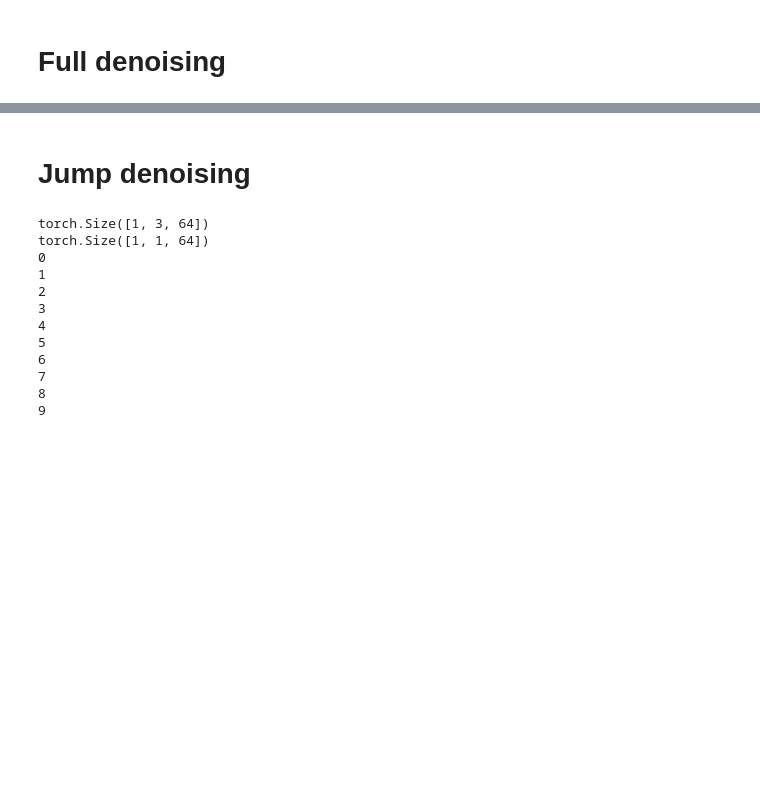
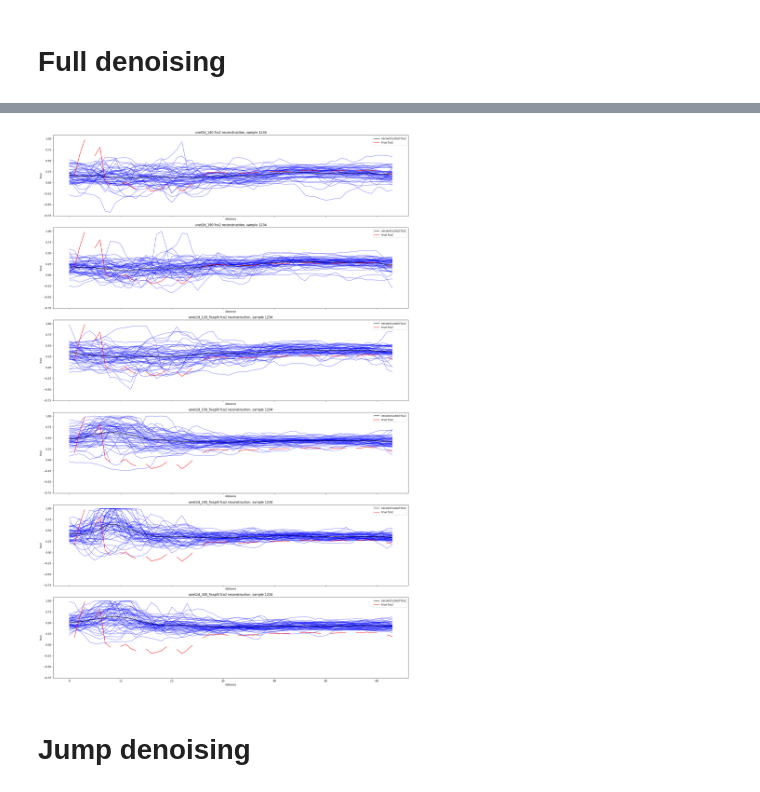
Before and after one commit to ebrusoni/fco2diffusion, a Jupyter notebook: training/eval.ipynb, the cells around one changed output, grey strips where cells are left out. Drawn from its saved outputs; the diff is of its cells as text; code cells hidden in the pictures; blank space fills up the shorter version.

```diff
--- a/training/eval.ipynb
+++ b/training/eval.ipynb
@@ -164,0 +252,4 @@ np.float64(0.921875)
+# %%
+n_samples = 50
+for model_name, model in models.items():
+    recs[model_name]['full_denoising'] = one_full_denoising(sample, model['model'], model['scheduler'], n_samples=n_samples, timesteps=timesteps)
@@ -165,47 +263,31 @@ np.float64(0.921875)
+# %%
+def picp(samples, fco2):
+    y_hat_low = np.percentile(samples, 2.5, axis=0)
+    y_hat_high = np.percentile(samples, 97.5, axis=0)
+
+    return np.mean((y_hat_low < fco2) * (y_hat_high > fco2))
+
+def plot_samples(ax, samples, truth, ix, model):
+    ax.plot(samples.T, color='blue', alpha=0.5)
+    ax.plot(samples.mean(axis=0), label='reconstructed fco2', color='black')
+    ax.plot(truth.flatten(), label='true fco2', color='red')
+    ax.set_title(f"{model} fco2 reconstruction, sample {ix}")
+    ax.set_xlabel('distance')
+    ax.set_ylabel('fco2')
+    ax.legend()
+# plot the samples
+
+fig, axs = plt.subplots(n_models, 1, figsize=(20, 5 * n_models), sharex=True, sharey=True)
+for i, (model_name, rec) in enumerate(recs.items()):
+    plot_samples(axs[i], rec['full_denoising'].squeeze(1), sample[0:1, :], ix, model_name)
+    axs[i].legend()
+    axs[i].set_title(f"{model_name} fco2 reconstruction, sample {ix}")
+    axs[i].set_xlabel('distance')
+    axs[i].set_ylabel('fco2')
+    axs[i].legend()
+
+plt.tight_layout()
+# %% [output]
+[figure, added]
 # %% [markdown]
 # Jump denoising
-# %%
-fco2 = torch.from_numpy(val_ds[ix, 0:1, :]).float().view(1, 1, -1)
-nan_sample = torch.where(torch.isnan(fco2), torch.zeros_like(fco2), fco2)
-context = torch.from_numpy(val_ds[ix, 1:, :]).float().view(1, -1, 64)
-print(context.shape)
-print(sample.shape)
-
-n_samples = 10
-samples = []
-for ix in range(n_samples):
-    print(ix)
-    # sample = noise_scheduler.add_noise(nan_sample, noise, torch.tensor(300))
-    sample = noise_scheduler.add_noise(nan_sample, torch.randn_like(nan_sample), torch.tensor(999))
-    jump = 10
-    ts = noise_scheduler.timesteps[::jump]
-    for _, t in enumerate(ts):
-        mask = torch.ones_like(sample).bool()
-        # concat noise, context and mask
-        sample_context = torch.cat([sample, context, mask], dim=1)
-
-        # Get model pred
-        with torch.no_grad():
-            residual = model(sample_context, t, return_dict=False)[0]
-
-        # Update sample by jumping back in time
-        x_0 = noise_scheduler.step(residual, t, sample).pred_original_sample
-        if t > jump:
-            sample = noise_scheduler.add_noise(x_0, torch.randn_like(sample), t - jump)
-        else:
-            sample = x_0
-    # save the sample
-    samples.append(sample)
-# %% [output]
-torch.Size([1, 3, 64])
-torch.Size([1, 1, 64])
-0
-1
-2
-3
-4
-5
-6
-7
-8
-9
```
Also changed, not shown: parts of 21 cells of this notebook, 1 other file.
